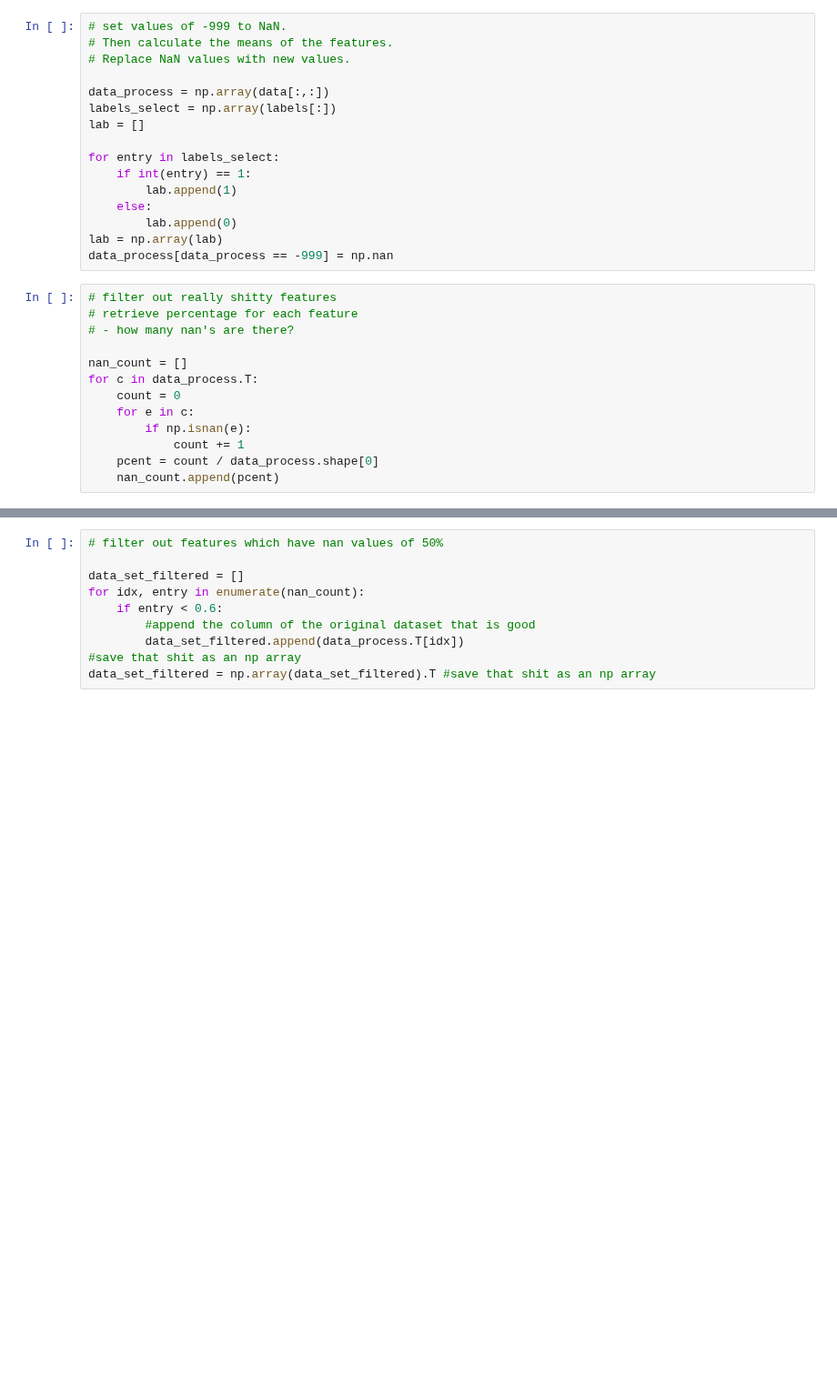
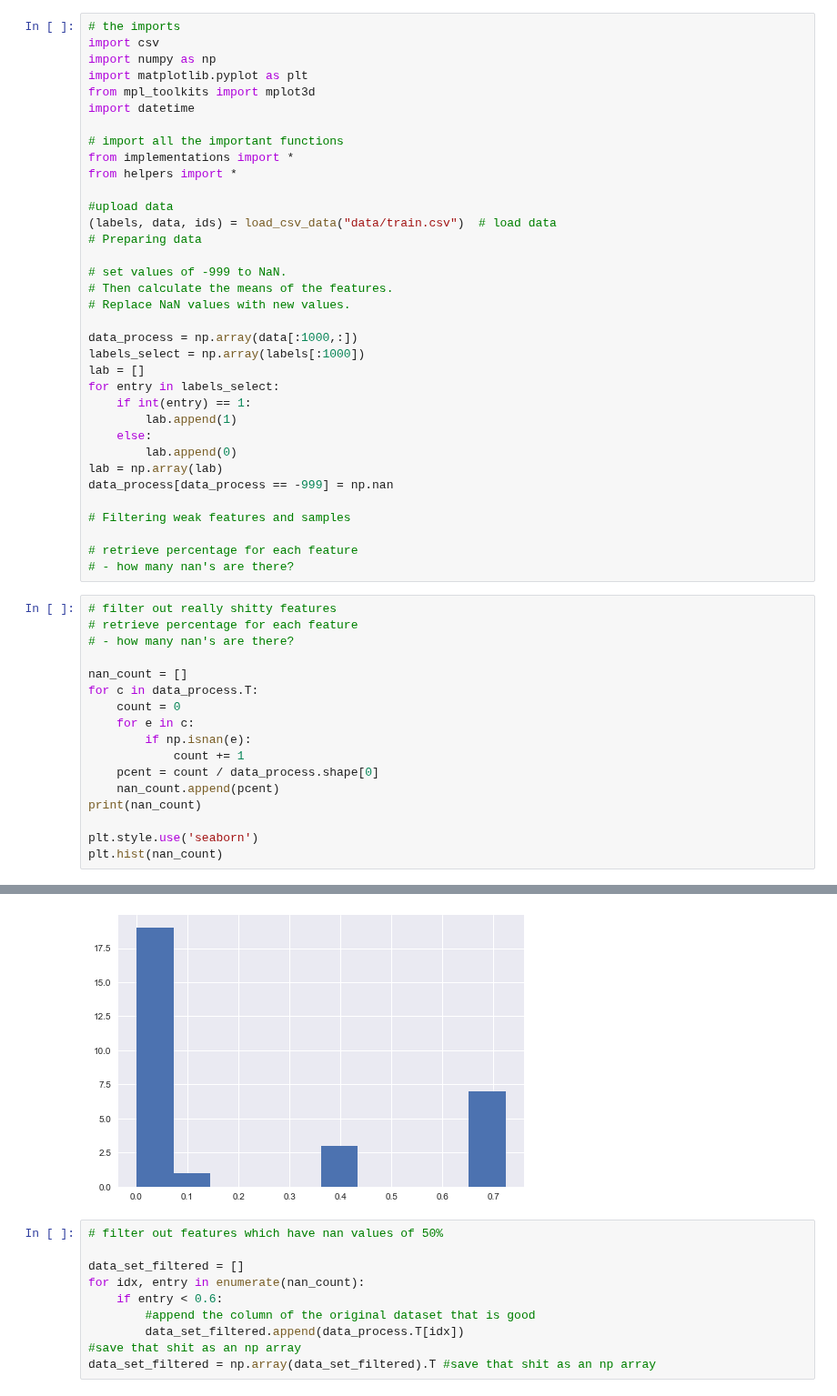
Before and after one commit to hhschede/machine_learning, a Jupyter notebook: project_1/Project_1_jupy.ipynb, the cells around one changed output, grey strips where cells are left out. Shown at 91% size. Cells and saved outputs as stored; diff of their text form; blank space fills up the shorter version.

```diff
--- a/project_1/Project_1_jupy.ipynb
+++ b/project_1/Project_1_jupy.ipynb
@@ -23,12 +1,26 @@ print(ids.shape)
 # %%
+# the imports
+import csv
+import numpy as np
+import matplotlib.pyplot as plt
+from mpl_toolkits import mplot3d
+import datetime
+
+# import all the important functions
+from implementations import *
+from helpers import *
+
+#upload data
+(labels, data, ids) = load_csv_data("data/train.csv")  # load data
+# Preparing data
+
 # set values of -999 to NaN.
 # Then calculate the means of the features.
 # Replace NaN values with new values.
 
-data_process = np.array(data[:,:])
-labels_select = np.array(labels[:])
+data_process = np.array(data[:1000,:])
+labels_select = np.array(labels[:1000])
 lab = []
-
 for entry in labels_select:
     if int(entry) == 1:
         lab.append(1)
@@ -36,6 +28,11 @@ for entry in labels_select:
         lab.append(0)
 lab = np.array(lab)
 data_process[data_process == -999] = np.nan
+
+# Filtering weak features and samples
+
+# retrieve percentage for each feature
+# - how many nan's are there?
 # %%
 # filter out really shitty features
 # retrieve percentage for each feature
@@ -49,3 +46,8 @@ for c in data_process.T:
             count += 1
     pcent = count / data_process.shape[0]
     nan_count.append(pcent)
+print(nan_count)
+
+plt.style.use('seaborn')
+plt.hist(nan_count)
+# %% [output]
@@ -52,3 +59,4 @@ for c in data_process.T:
+[figure, added]
 # %%
 # filter out features which have nan values of 50%
 
```
Also changed, not shown: parts of 8 cells of this notebook, 2 other files.
